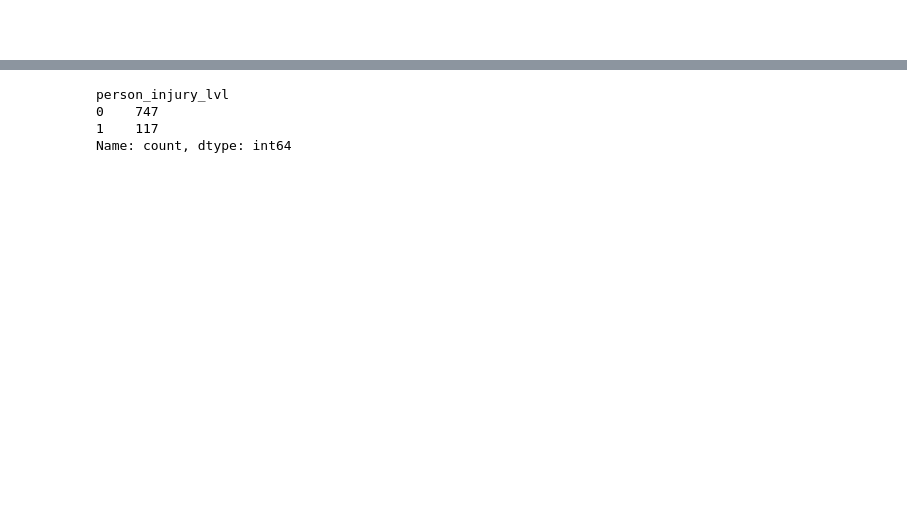
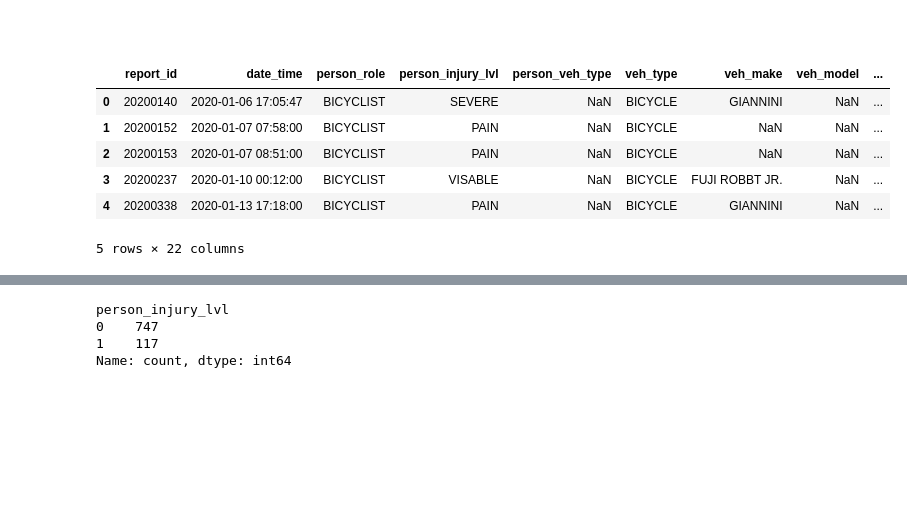
Before and after one commit to GabrielSean-13/San_Diego_KNN_Bicycle_Accidents, a Jupyter notebook: Analysis.ipynb, the cells around one changed output, grey strips where cells are left out. Cells and saved outputs as stored; diff of their text form; code cells hidden in the pictures; blank space fills up the shorter version.

```diff
--- a/Analysis.ipynb
+++ b/Analysis.ipynb
@@ -34,2 +35,72 @@ bike_accidents.head()
 # %% [markdown]
 <span style="color: white"> Start of Data Preprocessing </span>
+# %%
+#Excludes the charges that has nothing to do with the bicyclist being the one at fault
+#Same script but keeps the date and time so we can categorize
+
+exclude_charges = [
+    'BICYCLE HEADLIGHT/REFLECTOR VIOL (I)',
+    'BICYCLE MUST STOP BEFORE INTERSECTION AT RED LIGHT (I)',
+    'BICYCLE OPERATORS SHALL OBEY VEHICLE LAWS (I)',
+    'BICYCLIST SHALL OBEY SIGNAL AND YIELD TO LAWFUL TRAFFIC (I)',
+    'BIKE LANE - UNSAFE MOVEMENT (I)',
+    'BRAKES REQUIRED ON BICYCLE (I)',
+    'CARRY ARTCL:PREV AT LEAST ONE HAND ON BICYCLE HANDLEBARS (I)',
+    'DISOBEY CONSTRUCTION WARNING DEV (I)',
+    'DRVG ON SIDEWALK (I)',
+    'FAIL TO RIDE BICYCLE:RIGHT EDGE OF ROADWAY (I)',
+    'FAILED TO STOP FOR STOP SIGN (I)',
+    'FAILURE TO MERGE INTO BICYCLE LANE BEFORE MAKING RIGHT TURN (I)',
+    'LANE USAGE:BICYCLIST FAILURE TO RIDE IN BIKE LANE (I)',
+    'LANE USAGE:OPERATING BICYCLE ON WRONG SIDE OF ROAD (I)',
+    'MOTORIZED BICYCLE: SAFETY/EQUIPMENT REQUIREMENTS (I)',
+    'MUST WEAR HELMET WHILE OPERATE CLASS 3 ELECTRIC BICYCLE (I)',
+    'NO BICYCLE LIGHT (I)',
+    'OPERATE MOTORIZED BIKE IN BIKE LANE SAFELY (I)',
+    'PARKING BICYCLE ON SIDEWALK/PEDESTRIAN PATH (I)',
+    'RED REFLECTOR ON REAR OF BIKE REQUIRED (I)',
+    'RIDING BICYCLE UNDER INFLUENCE OF ALCOHOL AND/OR DRUGS(IBR 90E)',
+    'SIGNAL LIGHTS:CIRCULAR GREEN (I)',
+    'SIGNAL LIGHTS:CIRCULAR RED (I)',
+    'SIGNAL LIGHTS:FLASHING RED (I)',
+    'SIGNAL LIGHTS:PEDESTRIAN CIRCULAR RED OR RED ARROW (I)',
+    'SIGNAL LIGHTS:RED ARROW (I)',
+    'SIGNAL LIGHTS:RIGHT TURN ON RED (I)',
+    'SUDDEN STOP W/O SIGNALING (I)',
+    'TURNS:ILLEGAL U-TURN IN A BUSINESS DISTRICT (I)',
+    'TURNS:ILLEGAL U-TURN IN A RES DISTRICT (I)',
+    'TURNS:ILLEGAL U-TURN OBSTRUCTED VIEW (I)',
+    'TURNS:IMPROPER LEFT HAND TURN (I)',
+    'TURNS:IMPROPER RIGHT HAND TURN (I)',
+    'TURNS:UNSAFE TURN AND/OR NO TURN SIGNAL (I)',
+    'UNSAFE START ON HWY (I)',
+    'UNSAFE TURNING MOVEMENT (I)'
+]
+
+#Drop the charges that are not deemed to be caused by accidents
+traffic = traffic[~traffic['charge_desc'].isin(exclude_charges)]
+
+#Convert the column date_time into datetime for easier time filtering
+traffic['date_time'] = pd.to_datetime(traffic['date_time'], format = '%Y-%m-%d %H:%M:%S')
+
+#Filter the years 2020 through 2025 only
+traffic_2020_2025 = traffic[(traffic['date_time'].dt.year >= 2020) & (traffic['date_time'].dt.year <= 2025)]
+
+#Filter data to bicyclist accidents, set with injury greater than 1 to focus on crashes and avoid events that are just citations
+bike_accidents = traffic_2020_2025[(traffic_2020_2025['person_role'] == 'BICYCLIST') & (traffic_2020_2025['injured'] >= 1) ]
+
+#Now we drop any duplicates because if different people were involved in the same accident but have the same report_id then we should just count
+#The first instance because it counts as one whole accident.
+bike_accidents = bike_accidents.drop_duplicates(subset = ['report_id', 'date_time']).reset_index(drop = True)
+
+
+#See a good amount of the new filtered data
+bike_accidents.head()
+# %% [output]
+|  | report_id | date_time | person_role | person_injury_lvl | person_veh_type | veh_type | veh_make | veh_model | ... |
+| 0 | 20200140 | 2020-01-06 17:05:47 | BICYCLIST | SEVERE | NaN | BICYCLE | GIANNINI | NaN | ... |
+| 1 | 20200152 | 2020-01-07 07:58:00 | BICYCLIST | PAIN | NaN | BICYCLE | NaN | NaN | ... |
+| 2 | 20200153 | 2020-01-07 08:51:00 | BICYCLIST | PAIN | NaN | BICYCLE | NaN | NaN | ... |
+| 3 | 20200237 | 2020-01-10 00:12:00 | BICYCLIST | VISABLE | NaN | BICYCLE | FUJI ROBBT JR. | NaN | ... |
+| 4 | 20200338 | 2020-01-13 17:18:00 | BICYCLIST | PAIN | NaN | BICYCLE | GIANNINI | NaN | ... |
+5 rows × 22 columns
```
Also changed, not shown: parts of 14 cells of this notebook.
